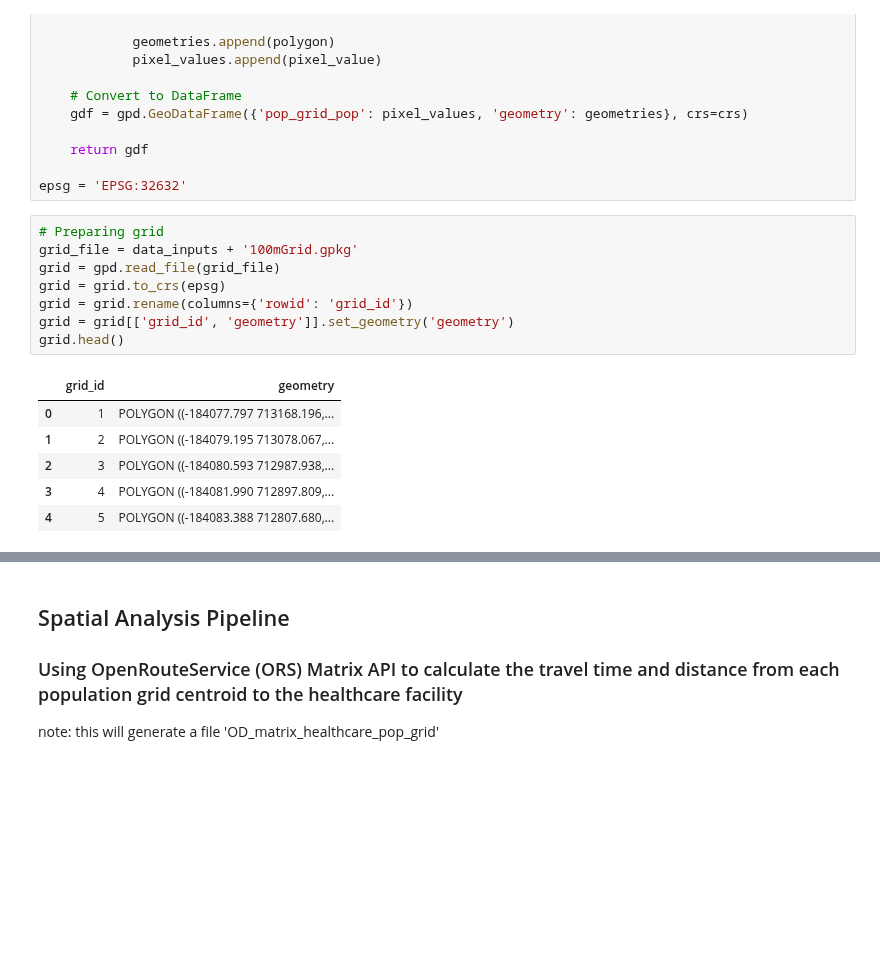
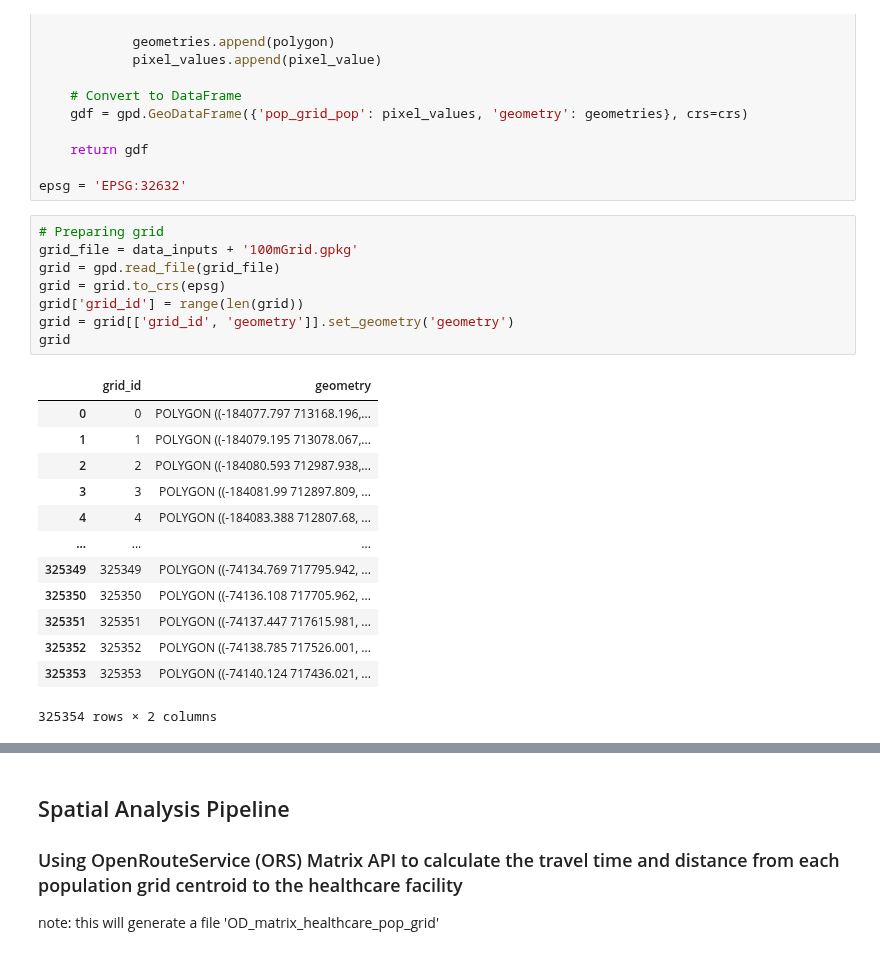
Before and after one commit to urbanbigdatacentre/ideamaps-models, a Jupyter notebook: models/emergency-maternal-care/scripts/Health_Care_Access_3_closet_EmOC.ipynb, the cells around one changed output, grey strips where cells are left out. Cells and saved outputs as stored; diff of their text form; blank space fills up the shorter version.

```diff
--- a/models/emergency-maternal-care/scripts/Health_Care_Access_3_closet_EmOC.ipynb
+++ b/models/emergency-maternal-care/scripts/Health_Care_Access_3_closet_EmOC.ipynb
@@ -228,18 +228,25 @@ epsg = 'EPSG:32632'
 # %%
 # Preparing grid
 grid_file = data_inputs + '100mGrid.gpkg'
 grid = gpd.read_file(grid_file)
 grid = grid.to_crs(epsg)
-grid = grid.rename(columns={'rowid': 'grid_id'})
+grid['grid_id'] = range(len(grid))
 grid = grid[['grid_id', 'geometry']].set_geometry('geometry')
-grid.head()
+grid
 # %% [output]
 |  | grid_id | geometry |
-| 0 | 1 | POLYGON ((-184077.797 713168.196,... |
-| 1 | 2 | POLYGON ((-184079.195 713078.067,... |
-| 2 | 3 | POLYGON ((-184080.593 712987.938,... |
-| 3 | 4 | POLYGON ((-184081.990 712897.809,... |
-| 4 | 5 | POLYGON ((-184083.388 712807.680,... |
+| 0 | 0 | POLYGON ((-184077.797 713168.196,... |
+| 1 | 1 | POLYGON ((-184079.195 713078.067,... |
+| 2 | 2 | POLYGON ((-184080.593 712987.938,... |
+| 3 | 3 | POLYGON ((-184081.99 712897.809, ... |
+| 4 | 4 | POLYGON ((-184083.388 712807.68, ... |
+| ... | ... | ... |
+| 325349 | 325349 | POLYGON ((-74134.769 717795.942, ... |
+| 325350 | 325350 | POLYGON ((-74136.108 717705.962, ... |
+| 325351 | 325351 | POLYGON ((-74137.447 717615.981, ... |
+| 325352 | 325352 | POLYGON ((-74138.785 717526.001, ... |
+| 325353 | 325353 | POLYGON ((-74140.124 717436.021, ... |
+325354 rows × 2 columns
 # %%
 # Count buildings per grid cell
 
```
Also changed, not shown: parts of 6 cells of this notebook, 1 other file.
